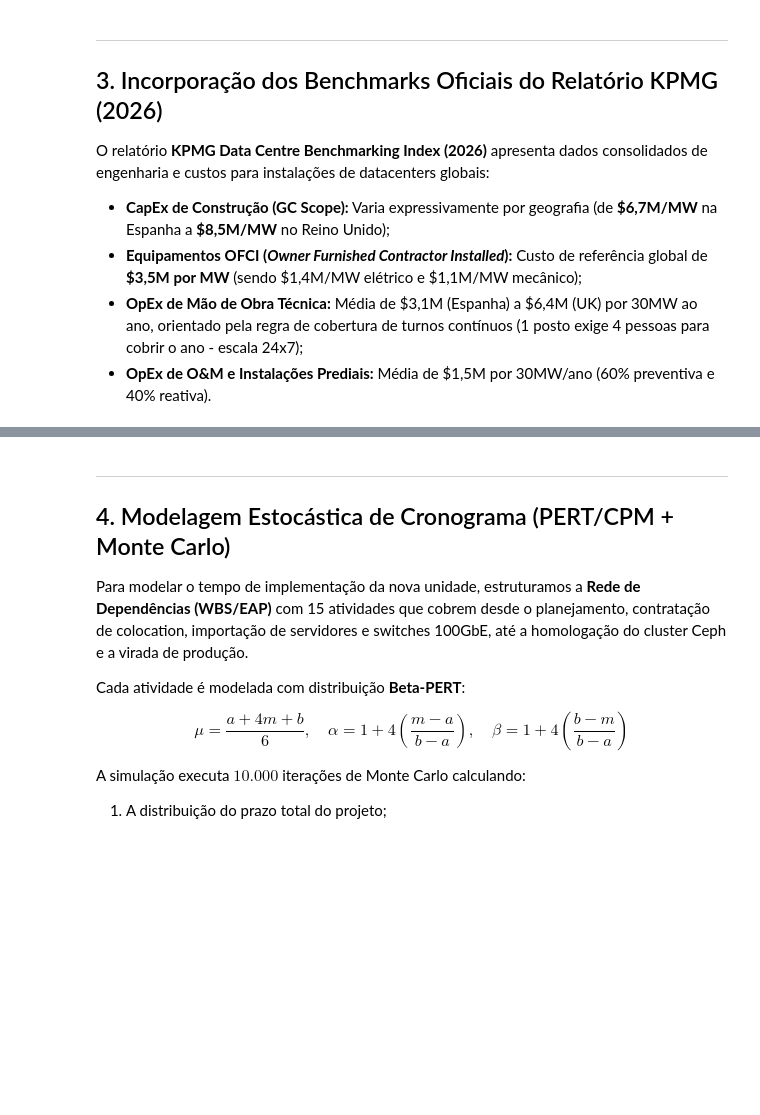
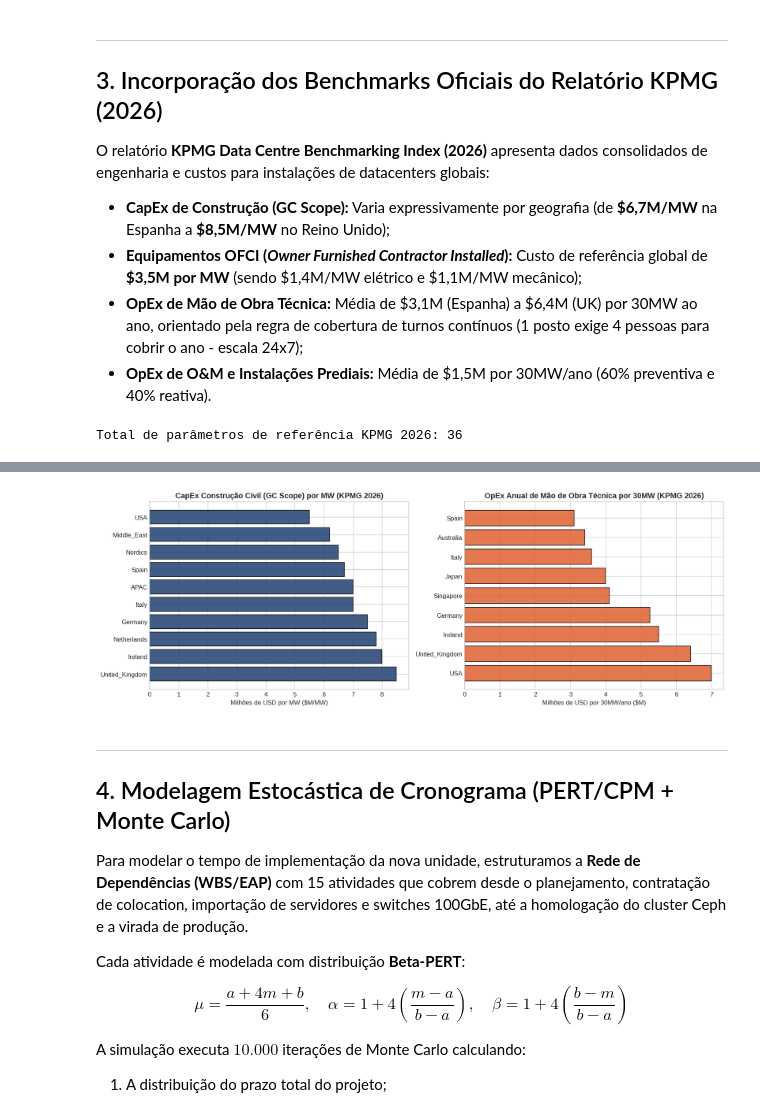
Before and after one commit to CaioAntonine/SSD, a Jupyter notebook: mvp_simulacao_risco_nuvem.ipynb, the cells around one changed output, grey strips where cells are left out. Saved outputs shown, nothing was run; the diff lists cells and outputs as text; code cells hidden in the pictures; blank space fills up the shorter version.

```diff
--- a/mvp_simulacao_risco_nuvem.ipynb
+++ b/mvp_simulacao_risco_nuvem.ipynb
@@ -134,7 +152,7 @@ O relatório **KPMG Data Centre Benchmarking Index (2026)** apresenta dados cons
 - **OpEx de O&M e Instalações Prediais:** Média de \$1,5M por 30MW/ano (60% preventiva e 40% reativa).
 # %%
 # Carga dos dados extraídos do relatório KPMG 2026
-kpmg_df = pd.read_csv("data/kpmg_datacenter_benchmarks_2026.csv")
+kpmg_df = pd.read_csv("https://raw.githubusercontent.com/CaioAntonine/SSD/refs/heads/main/data/kpmg_datacenter_benchmarks_2026.csv")
 
 print(f"Total de parâmetros de referência KPMG 2026: {len(kpmg_df)}")
 display(kpmg_df.head(10))
@@ -160,3 +178,5 @@ ax2.grid(True, axis='x')
 
 plt.tight_layout()
 plt.show()
+# %% [output]
+Total de parâmetros de referência KPMG 2026: 36
@@ -163,3 +194,4 @@ plt.show()
+[figure, added]
 # %% [markdown]
 ---
 ## 4. Modelagem Estocástica de Cronograma (PERT/CPM + Monte Carlo)
```
Also changed, not shown: parts of 10 cells of this notebook.
